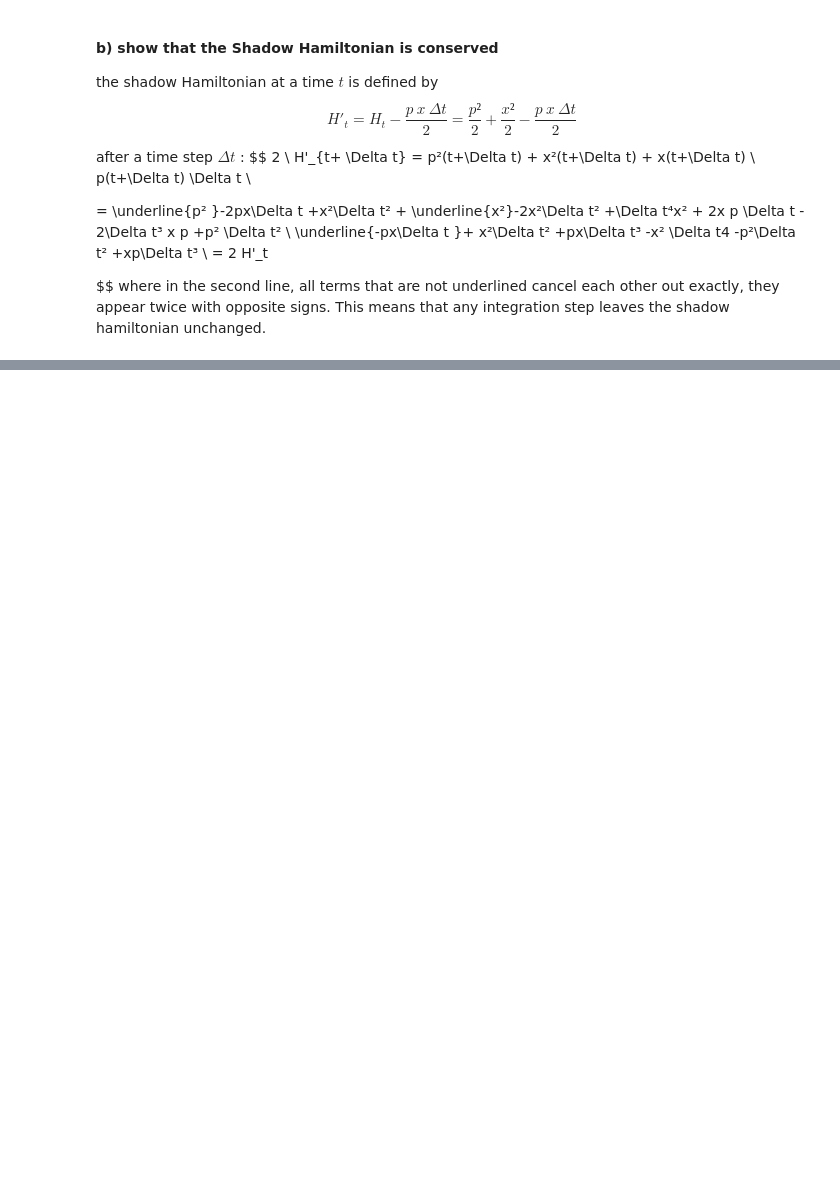
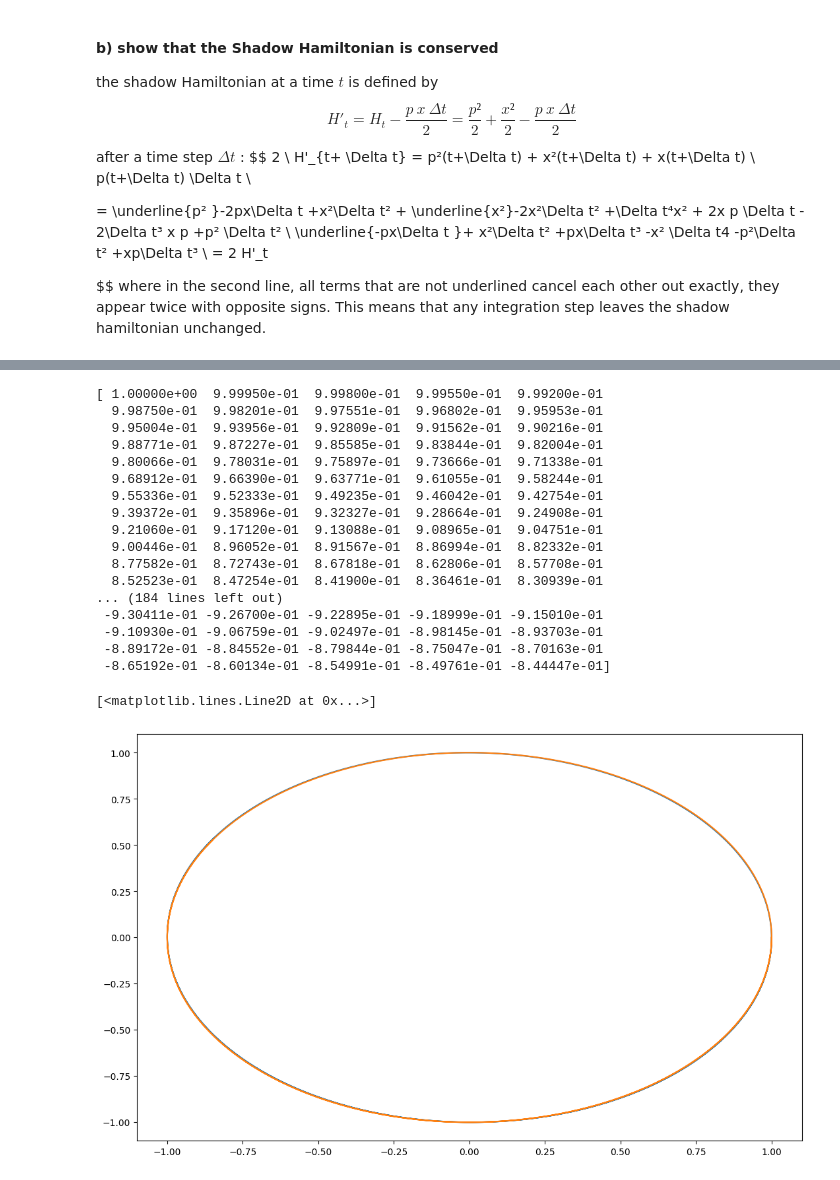
Before and after one commit to selina355/simulation-methods, a Jupyter notebook: Integration/Integration_methods.ipynb, the cells around one changed output, grey strips where cells are left out. Drawn from its saved outputs; the diff is of its cells as text; code cells hidden in the pictures; blank space fills up the shorter version.

```diff
--- a/Integration/Integration_methods.ipynb
+++ b/Integration/Integration_methods.ipynb
@@ -103,0 +214,28 @@ axs[0][0].legend()
+# %%
+velocity_verlet=data[20:24]
+verlet=data[24:]
+print(verlet[0])
+fig,axs= plt.subplots(1,1,figsize=(13,8))
+#plt.scatter(t_big,(velocity_verlet[3]-velocity_verlet[3][0])/velocity_verlet[3][0], marker=".")
+plt.plot(verlet[0],verlet[1])
+plt.plot(velocity_verlet[0],velocity_verlet[1])
+# %% [output]
+[ 1.00000e+00  9.99950e-01  9.99800e-01  9.99550e-01  9.99200e-01
+  9.98750e-01  9.98201e-01  9.97551e-01  9.96802e-01  9.95953e-01
+  9.95004e-01  9.93956e-01  9.92809e-01  9.91562e-01  9.90216e-01
+  9.88771e-01  9.87227e-01  9.85585e-01  9.83844e-01  9.82004e-01
+  9.80066e-01  9.78031e-01  9.75897e-01  9.73666e-01  9.71338e-01
+  9.68912e-01  9.66390e-01  9.63771e-01  9.61055e-01  9.58244e-01
+  9.55336e-01  9.52333e-01  9.49235e-01  9.46042e-01  9.42754e-01
+  9.39372e-01  9.35896e-01  9.32327e-01  9.28664e-01  9.24908e-01
+  9.21060e-01  9.17120e-01  9.13088e-01  9.08965e-01  9.04751e-01
+  9.00446e-01  8.96052e-01  8.91567e-01  8.86994e-01  8.82332e-01
+  8.77582e-01  8.72743e-01  8.67818e-01  8.62806e-01  8.57708e-01
+  8.52523e-01  8.47254e-01  8.41900e-01  8.36461e-01  8.30939e-01
+... (184 lines left out)
+ -9.30411e-01 -9.26700e-01 -9.22895e-01 -9.18999e-01 -9.15010e-01
+ -9.10930e-01 -9.06759e-01 -9.02497e-01 -8.98145e-01 -8.93703e-01
+ -8.89172e-01 -8.84552e-01 -8.79844e-01 -8.75047e-01 -8.70163e-01
+ -8.65192e-01 -8.60134e-01 -8.54991e-01 -8.49761e-01 -8.44447e-01]
+[<matplotlib.lines.Line2D at 0x...>]
+[figure, added]
```
Also changed, not shown: parts of 6 cells of this notebook, 4 other files.
